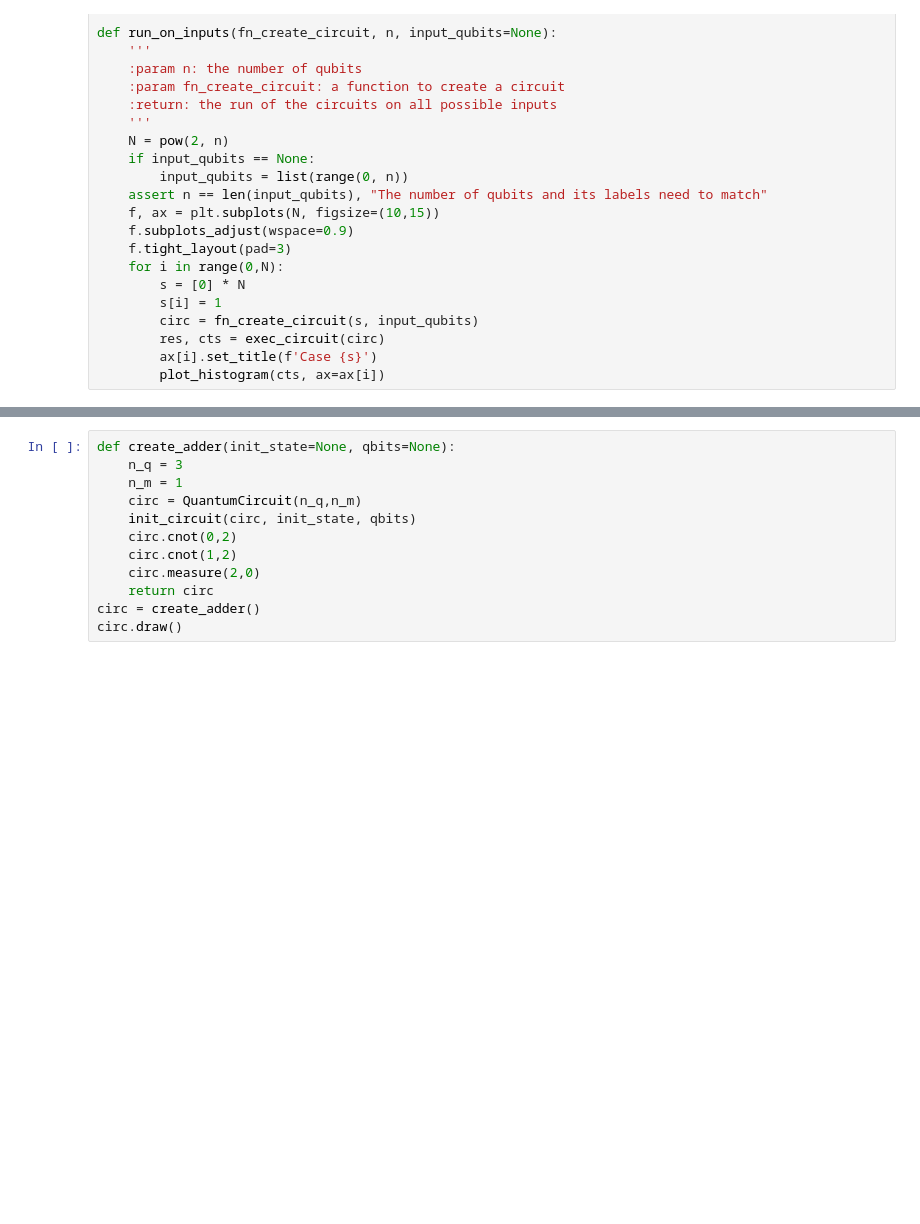
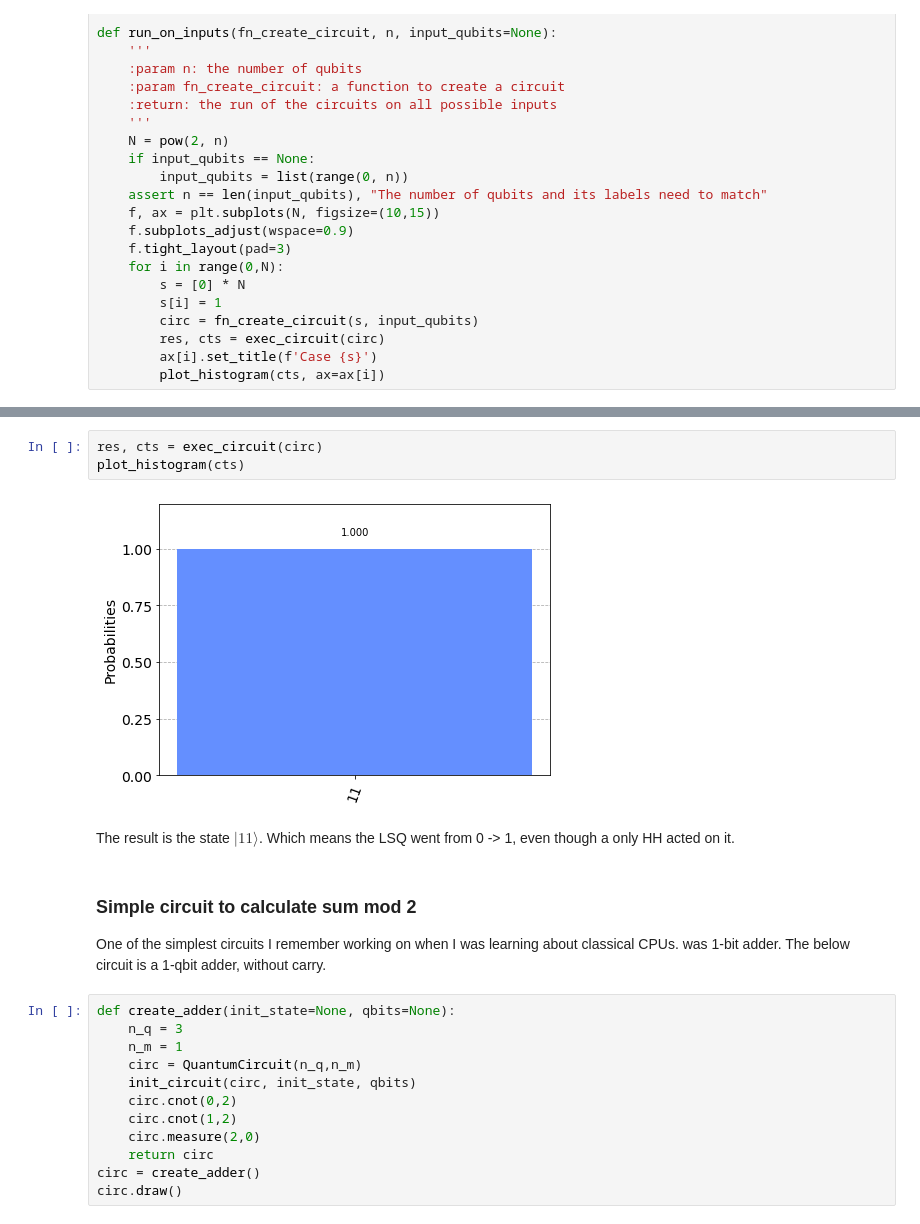
Before and after one commit to eginez/qiskit-exp, a Jupyter notebook: src/qiskitOne.ipynb, the cells around one changed output, grey strips where cells are left out. Drawn from its saved outputs; the diff is of its cells as text; blank space fills up the shorter version.

```diff
--- a/src/qiskitOne.ipynb
+++ b/src/qiskitOne.ipynb
@@ -46,3 +72,16 @@ def run_on_inputs(fn_create_circuit, n, input_qubits=None):
+# %%
+res, cts = exec_circuit(circ)
+plot_histogram(cts)
+# %% [output]
+[figure, added]
+# %% [markdown]
+The result is the state $ |11\rangle $. Which means the LSQ went from 0 -> 1, even though a only HH acted
+on it.
+# %% [markdown]
+### Simple circuit to calculate sum mod 2
+One of the simplest circuits I remember working on when I was learning about classical CPUs.
+was 1-bit adder.
+The below circuit is a 1-qbit adder, without carry.
 # %%
 def create_adder(init_state=None, qbits=None):
     n_q = 3
```
Also changed, not shown: parts of 24 cells of this notebook.
